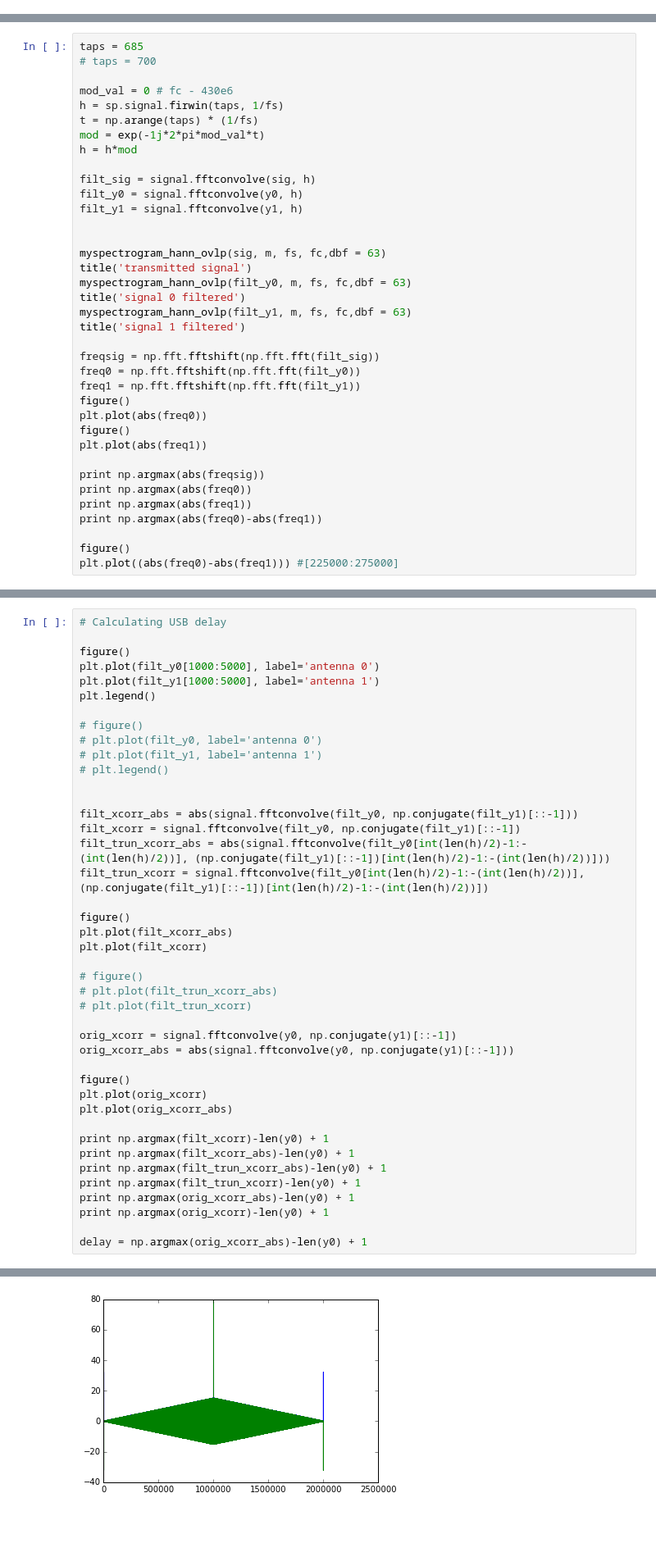
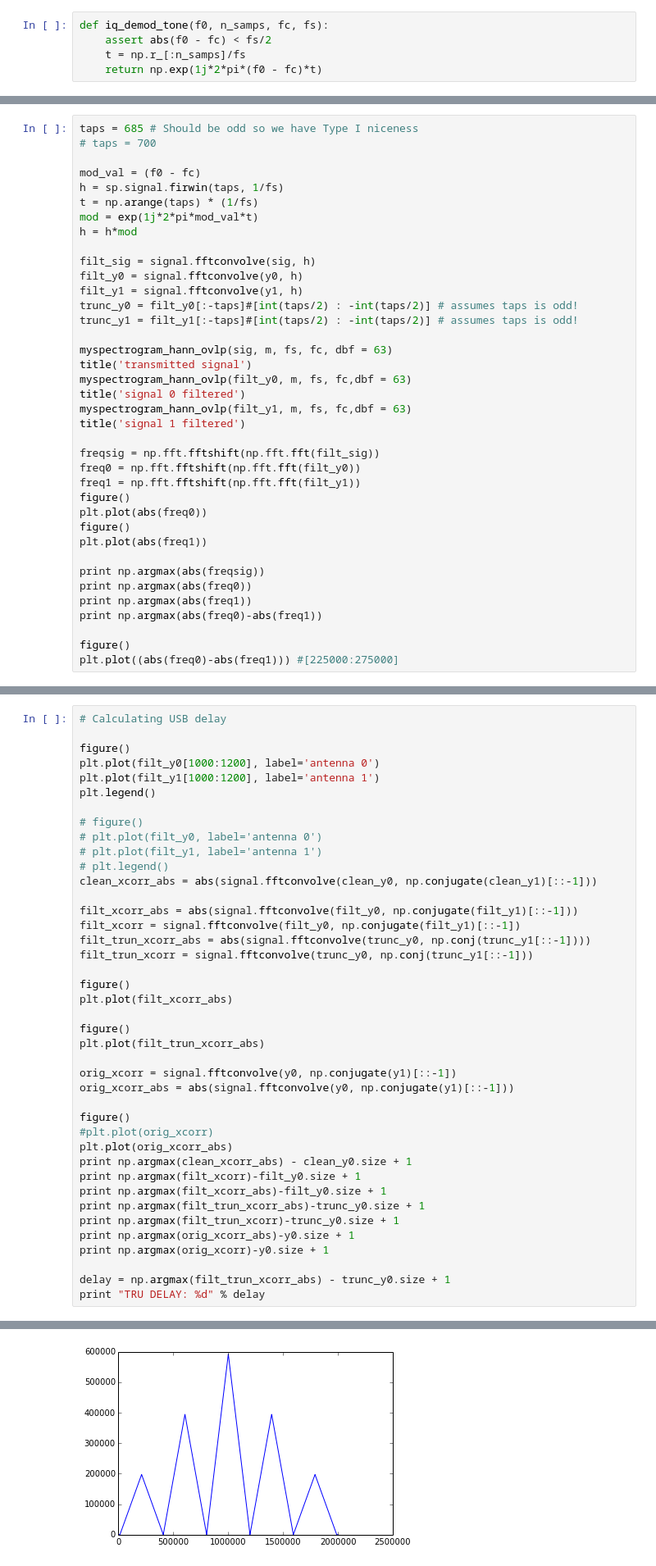
Before and after one commit to auroracramer/phasedarraylocalization, a Jupyter notebook: Simulations.ipynb, the cells around one changed output, grey strips where cells are left out. Shown at 82% size. Drawn from its saved outputs; the diff is of its cells as text; blank space fills up the shorter version.

```diff
--- a/Simulations.ipynb
+++ b/Simulations.ipynb
@@ -274,0 +141,5 @@ y1 = np.concatenate(( y0[:128], y1[:-128]))
+# %%
+def iq_demod_tone(f0, n_samps, fc, fs):
+    assert abs(f0 - fc) < fs/2
+    t = np.r_[:n_samps]/fs
+    return np.exp(1j*2*pi*(f0 - fc)*t)
@@ -286,19 +221,20 @@ plt.title('Received chirp second signal')
 # %%
-taps = 685
+taps = 685 # Should be odd so we have Type I niceness
 # taps = 700
 
-mod_val = 0 # fc - 430e6
+mod_val = (f0 - fc)
 h = sp.signal.firwin(taps, 1/fs)
 t = np.arange(taps) * (1/fs)
-mod = exp(-1j*2*pi*mod_val*t)
+mod = exp(1j*2*pi*mod_val*t)
 h = h*mod
 
 filt_sig = signal.fftconvolve(sig, h)
 filt_y0 = signal.fftconvolve(y0, h)
 filt_y1 = signal.fftconvolve(y1, h)
+trunc_y0 = filt_y0[:-taps]#[int(taps/2) : -int(taps/2)] # assumes taps is odd!
+trunc_y1 = filt_y1[:-taps]#[int(taps/2) : -int(taps/2)] # assumes taps is odd!
 
-
-myspectrogram_hann_ovlp(sig, m, fs, fc,dbf = 63)
+myspectrogram_hann_ovlp(sig, m, fs, fc, dbf = 63)
 title('transmitted signal')
 myspectrogram_hann_ovlp(filt_y0, m, fs, fc,dbf = 63)
 title('signal 0 filtered')
@@ -336,42 +272,41 @@ plt.plot((abs(freq0)-abs(freq1))) #[225000:275000]
 # Calculating USB delay
 
 figure()
-plt.plot(filt_y0[1000:5000], label='antenna 0')
-plt.plot(filt_y1[1000:5000], label='antenna 1')
+plt.plot(filt_y0[1000:1200], label='antenna 0')
+plt.plot(filt_y1[1000:1200], label='antenna 1')
 plt.legend()
 
 # figure()
 # plt.plot(filt_y0, label='antenna 0')
 # plt.plot(filt_y1, label='antenna 1')
 # plt.legend()
-
+clean_xcorr_abs = abs(signal.fftconvolve(clean_y0, np.conjugate(clean_y1)[::-1]))
 
 filt_xcorr_abs = abs(signal.fftconvolve(filt_y0, np.conjugate(filt_y1)[::-1]))
 filt_xcorr = signal.fftconvolve(filt_y0, np.conjugate(filt_y1)[::-1])
-filt_trun_xcorr_abs = abs(signal.fftconvolve(filt_y0[int(len(h)/2)-1:-(int(len(h)/2))], (np.conjugate(filt_y1)[::-1])[int(len(h)/2)-1:-(int(len(h)/2))]))
-filt_trun_xcorr = signal.fftconvolve(filt_y0[int(len(h)/2)-1:-(int(len(h)/2))], (np.conjugate(filt_y1)[::-1])[int(len(h)/2)-1:-(int(len(h)/2))])
+filt_trun_xcorr_abs = abs(signal.fftconvolve(trunc_y0, np.conj(trunc_y1[::-1])))
+filt_trun_xcorr = signal.fftconvolve(trunc_y0, np.conj(trunc_y1[::-1]))
 
 figure()
 plt.plot(filt_xcorr_abs)
-plt.plot(filt_xcorr)
 
-# figure()
-# plt.plot(filt_trun_xcorr_abs)
-# plt.plot(filt_trun_xcorr)
+figure()
+plt.plot(filt_trun_xcorr_abs)
 
 orig_xcorr = signal.fftconvolve(y0, np.conjugate(y1)[::-1])
 orig_xcorr_abs = abs(signal.fftconvolve(y0, np.conjugate(y1)[::-1]))
 
 figure()
-plt.plot(orig_xcorr)
+#plt.plot(orig_xcorr)
 plt.plot(orig_xcorr_abs)
+print np.argmax(clean_xcorr_abs) - clean_y0.size + 1
+print np.argmax(filt_xcorr)-filt_y0.size + 1
+print np.argmax(filt_xcorr_abs)-filt_y0.size + 1
+print np.argmax(filt_trun_xcorr_abs)-trunc_y0.size + 1
+print np.argmax(filt_trun_xcorr)-trunc_y0.size + 1
+print np.argmax(orig_xcorr_abs)-y0.size + 1
+print np.argmax(orig_xcorr)-y0.size + 1
 
-print np.argmax(filt_xcorr)-len(y0) + 1
-print np.argmax(filt_xcorr_abs)-len(y0) + 1
-print np.argmax(filt_trun_xcorr_abs)-len(y0) + 1
-print np.argmax(filt_trun_xcorr)-len(y0) + 1
-print np.argmax(orig_xcorr_abs)-len(y0) + 1
-print np.argmax(orig_xcorr)-len(y0) + 1
-
-delay = np.argmax(orig_xcorr_abs)-len(y0) + 1
+delay = np.argmax(filt_trun_xcorr_abs) - trunc_y0.size + 1
+print "TRU DELAY: %d" % delay
 # %% [output]
@@ -385 +322 @@ delay = np.argmax(orig_xcorr_abs)-len(y0) + 1
-[figure, old version]
+[figure, new version]
```
Also changed, not shown: parts of 18 cells of this notebook.
